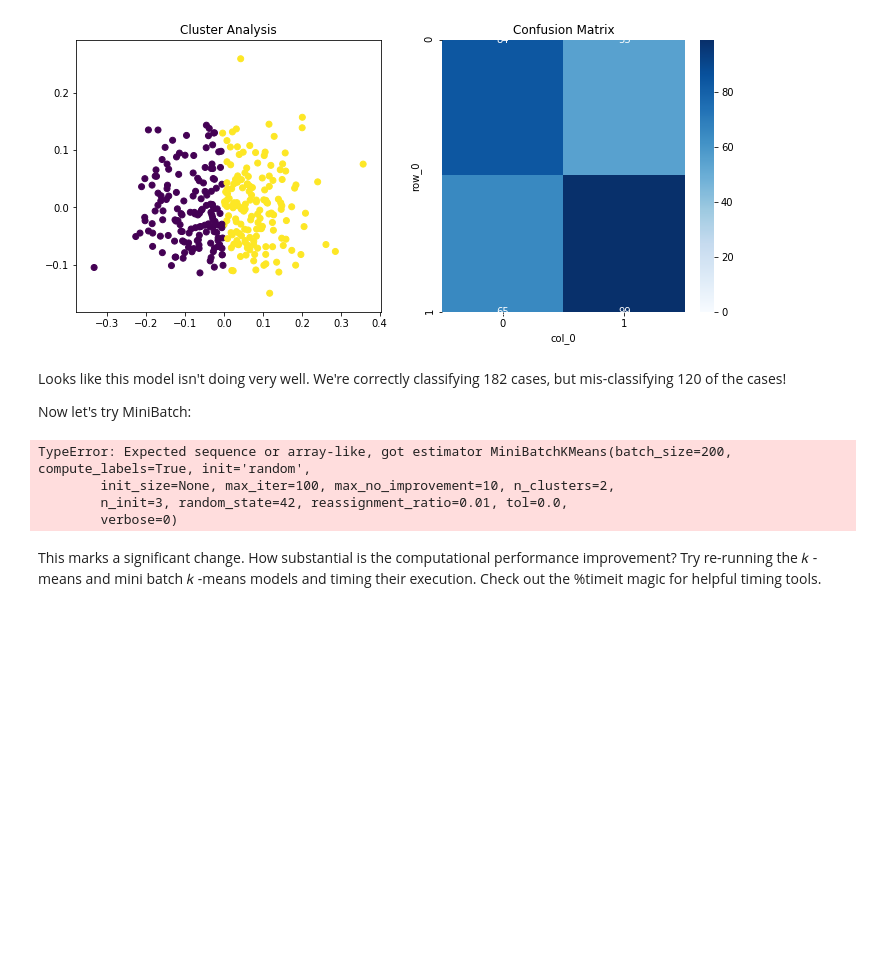
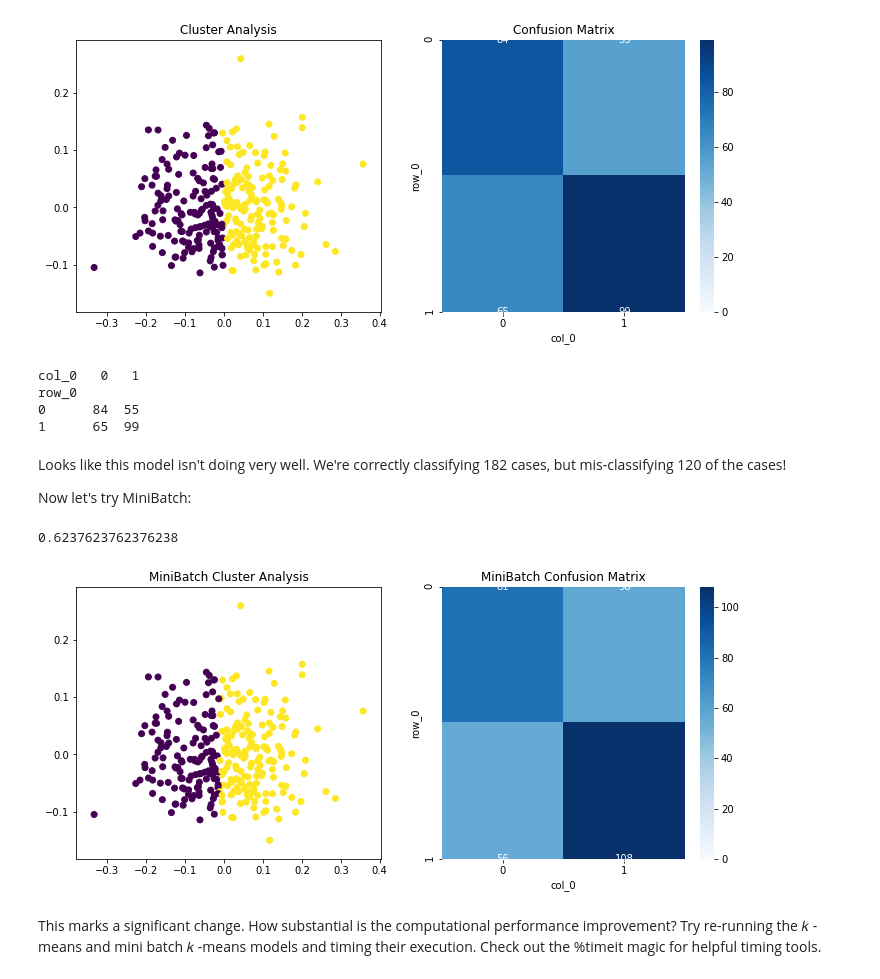
Before and after one commit to tsaw8/Thinkful_Project, a Jupyter notebook: Module 30: Unsupervised learning: clustering/1. Clustering and K-means.ipynb, the cells around one changed output. Cells and saved outputs as stored; diff of their text form; code cells hidden in the pictures; blank space fills up the shorter version.

```diff
--- a/Module 30: Unsupervised learning: clustering/1. Clustering and K-means.ipynb
+++ b/Module 30: Unsupervised learning: clustering/1. Clustering and K-means.ipynb
@@ -91,6 +91,13 @@ plt.show()
 # %% [output]
 0.6039603960396039
 [figure]
+# %%
+print(pd.crosstab(y, y_pred))
+# %% [output]
+col_0   0   1
+row_0
+0      84  55
+1      65  99
 # %% [markdown]
 Looks like this model isn't doing very well. We're correctly classifying 182 cases, but mis-classifying 120 of the cases!
 
@@ -98,27 +105,25 @@ Now let's try MiniBatch:
 # %%
 # Each batch will be made up of 200 data points.
 minibatchkmeans = MiniBatchKMeans(init='random',
                                   n_clusters=2,
                                   batch_size=200,
                                   random_state=42)
-mini_pred = minibatchkmeans.fit(X_pca)
+mini_pred = minibatchkmeans.fit_predict(X_pca)
 
 print(accuracy_score(y, mini_pred))
 
 plt.figure(figsize=(12,5))
 plt.subplot(121)
 plt.scatter(X_pca[:, 0], X_pca[:, 1], c=mini_pred)
 plt.title('MiniBatch Cluster Analysis')
 
 plt.subplot(122)
 sns.heatmap(pd.crosstab(y, mini_pred), annot= True, vmin=0, cmap='Blues', fmt='g')
 plt.title('MiniBatch Confusion Matrix')
 plt.show()
 # %% [output]
-TypeError: Expected sequence or array-like, got estimator MiniBatchKMeans(batch_size=200, compute_labels=True, init='random',
-        init_size=None, max_iter=100, max_no_improvement=10, n_clusters=2,
-        n_init=3, random_state=42, reassignment_ratio=0.01, tol=0.0,
-        verbose=0)
+0.6237623762376238
+[figure, added]
 # %% [markdown]
 This marks a significant change. How substantial is the computational performance improvement? Try re-running the  𝑘 -means and mini batch  𝑘 -means models and timing their execution. Check out the %timeit magic for helpful timing tools.
 # %% [markdown]
```
Also changed, not shown: parts of 12 cells of this notebook.
